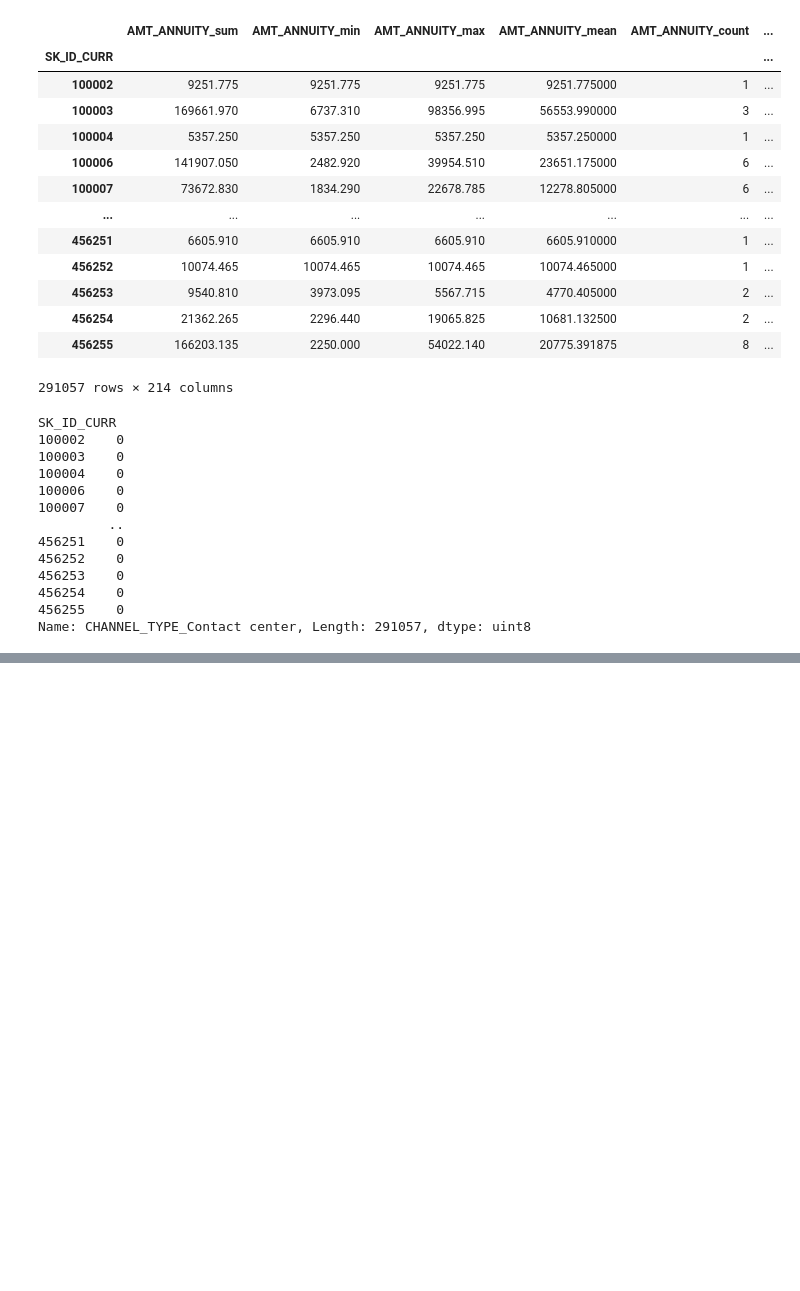
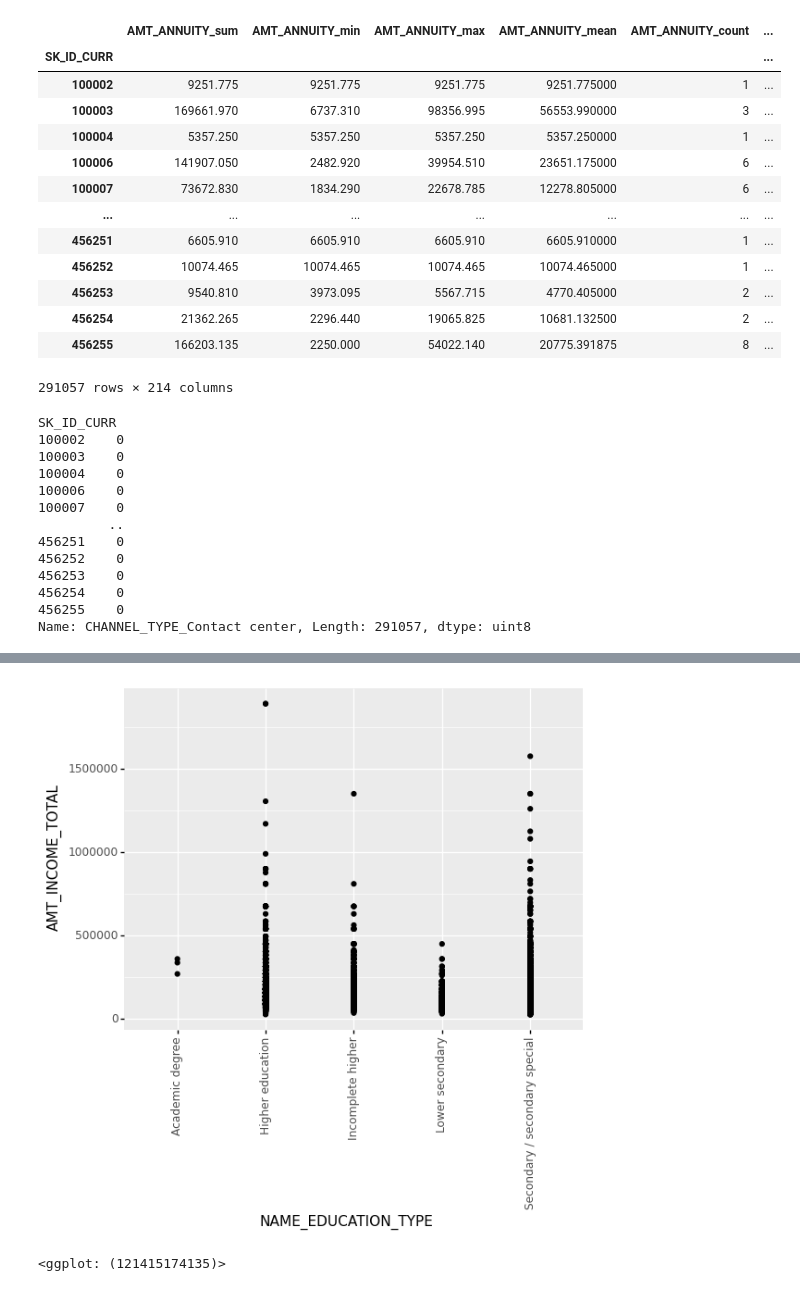
Before and after one commit to gaherna3/Case-Study-2, a Jupyter notebook: Case Study 2 - Plots.ipynb, the cells around one changed output, grey strips where cells are left out. Cells and saved outputs as stored; diff of their text form; code cells hidden in the pictures; blank space fills up the shorter version.

```diff
--- a/Case Study 2 - Plots.ipynb
+++ b/Case Study 2 - Plots.ipynb
@@ -650,0 +641,6 @@ plt.show()
+# %%
+app_default = app_default[app_default['AMT_INCOME_TOTAL'] < 2000000]
+ggplot(app_default, aes(x='NAME_EDUCATION_TYPE', y= 'AMT_INCOME_TOTAL')) + geom_point() + theme(axis_text_x=element_text(angle=90))
+# %% [output]
+[figure, added]
+<ggplot: (121415174135)>
```
Also changed, not shown: parts of 54 cells of this notebook.
